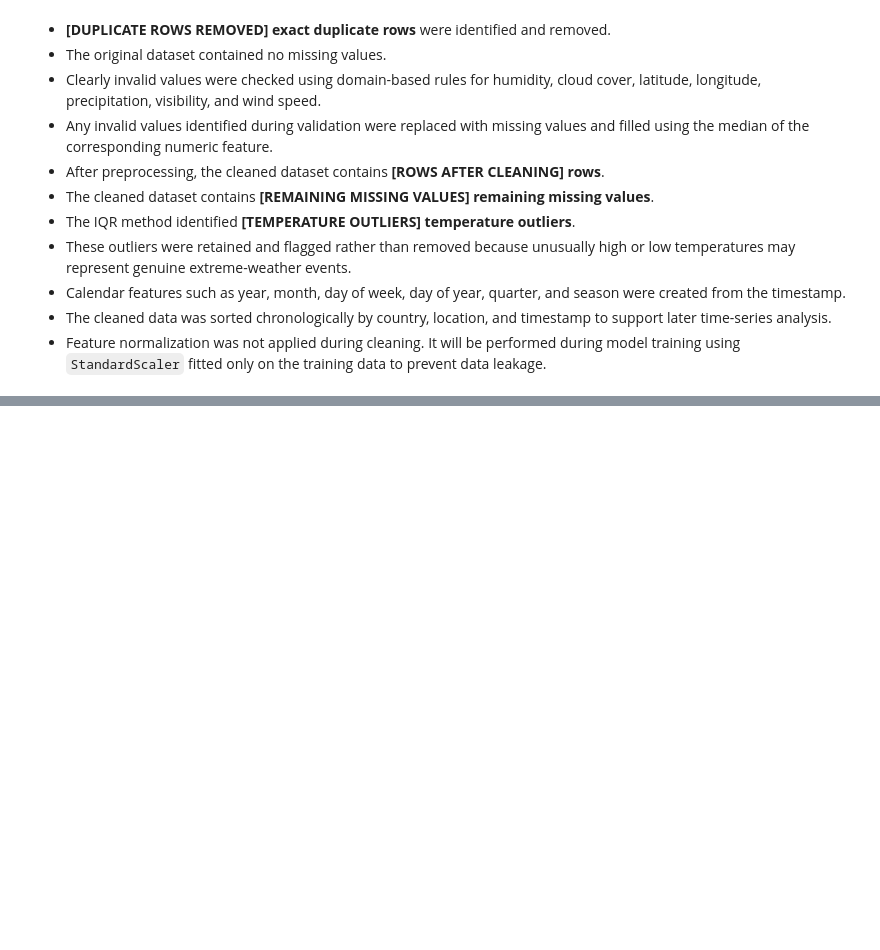
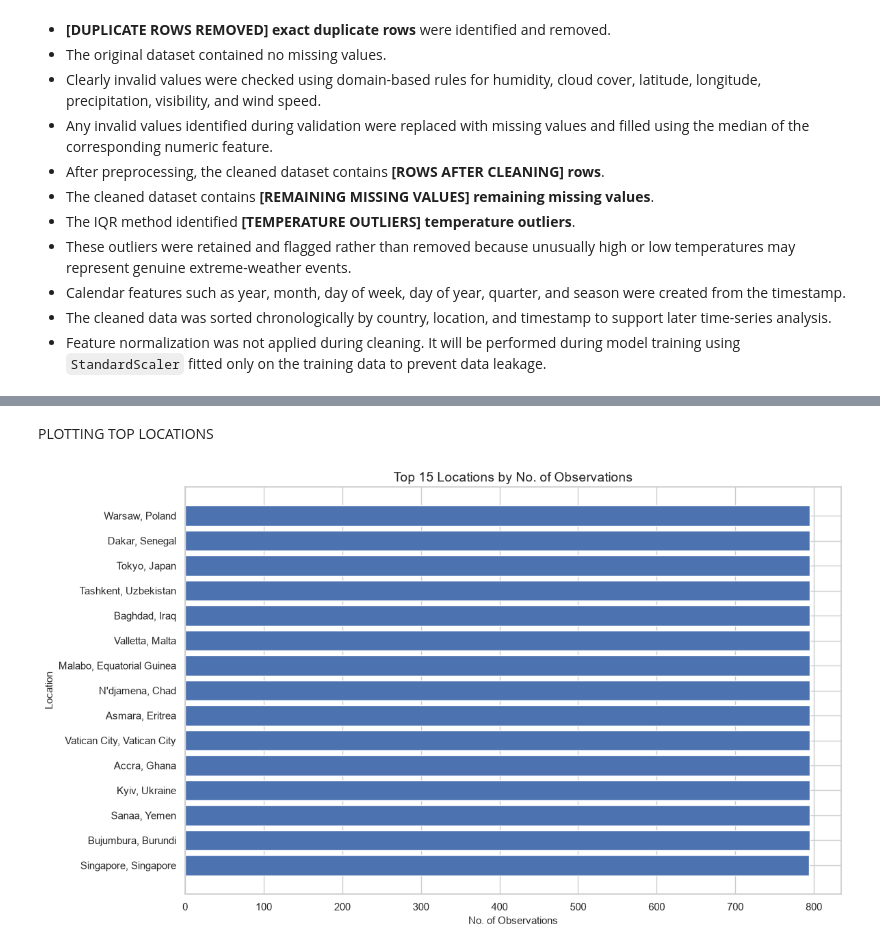
Before and after one commit to rajaraman04/Weather-Forecasting, a Jupyter notebook: weather_trend_forecasting.ipynb, the cells around one changed output, grey strips where cells are left out. Drawn from its saved outputs; the diff is of its cells as text; code cells hidden in the pictures; blank space fills up the shorter version.

```diff
--- a/weather_trend_forecasting.ipynb
+++ b/weather_trend_forecasting.ipynb
@@ -602,0 +649,3 @@ display(clean_summary)
+# %%
+location_observation_counts = (df_clean.groupby([Coun_Col, Loc_Col]).size().reset_index(name="observation_count").sort_values("observation_count",ascending=False))
+display(location_observation_counts.head(15))
@@ -602,0 +669,15 @@ display(clean_summary)
+# %% [markdown]
+PLOTTING TOP LOCATIONS
+# %%
+top_locations = (location_observation_counts.head(15).copy())
+top_locations["location_label"] =top_locations[Loc_Col]+ ", "+ top_locations[Coun_Col]
+top_locations = top_locations.sort_values("observation_count")
+plt.figure(figsize=(12, 7))
+plt.barh(top_locations["location_label"],top_locations["observation_count"])
+plt.title("Top 15 Locations by No. of Observations")
+plt.xlabel("No. of Observations")
+plt.ylabel("Location")
+plt.tight_layout()
+plt.show()
+# %% [output]
+[figure, added]
```
Also changed, not shown: parts of 46 cells of this notebook.
